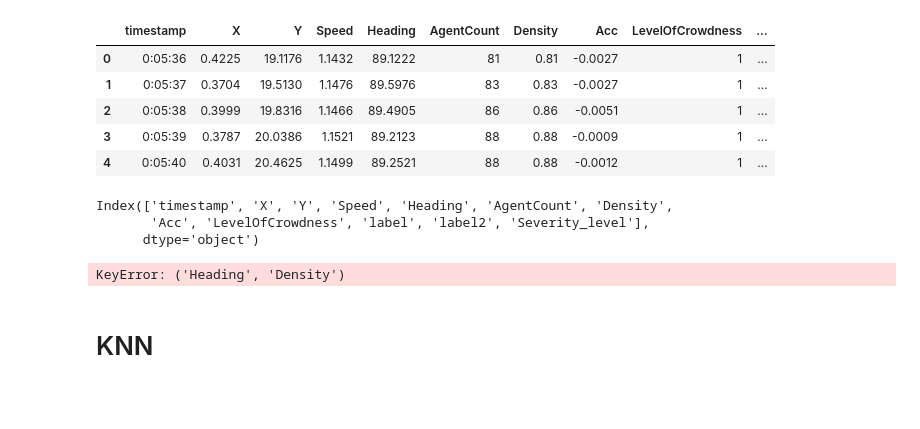
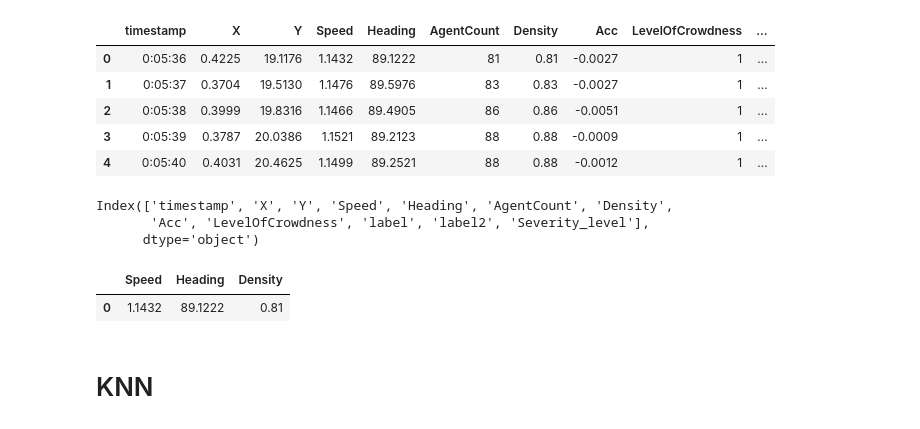
Before and after one commit to samamustufa/anomaly-detection-project, a Jupyter notebook: models/knn_model.ipynb, the cells around one changed output. Saved outputs shown, nothing was run; the diff lists cells and outputs as text; code cells hidden in the pictures; blank space fills up the shorter version.

```diff
--- a/models/knn_model.ipynb
+++ b/models/knn_model.ipynb
@@ -146,23 +151,19 @@ Index(['timestamp', 'X', 'Y', 'Speed', 'Heading', 'AgentCount', 'Density',
        'Acc', 'LevelOfCrowdness', 'label', 'label2', 'Severity_level'],
       dtype='object')
 # %%
-X = df.drop(columns=['timestamp', 'X', 'Y', 'Speed', 'AgentCount',
-                        'Acc', 'LevelOfCrowdness', 'label', 'label2', 'Severity_level'])
+X = df.drop(columns=['timestamp', 'X', 'Y', 'AgentCount',
+                     'Acc','LevelOfCrowdness', 'label', 'label2', 'Severity_level'])
 y = df['label']
 
 
 # Split the dataset into training and testing sets
-X_train, X_test, y_train, y_test = train_test_split(X, y, test_size=0.2, random_state=42, shuffle=True)
+X_train, X_test, y_train, y_test = train_test_split(X, y, train_size=0.7, random_state=42)
+X_train.shape, X_test.shape
 
-
-# # Set Training and Testing Data
-# from sklearn.model_selection import train_test_split
-# X_train, X_test, y_train, y_test = train_test_split(X , y,
-#                                                     shuffle = True,
-#                                                     test_size=0.3,
-#                                                     random_state=1)
+X.head(1)
 # %% [output]
-KeyError: ('Heading', 'Density')
+|  | Speed | Heading | Density |
+| 0 | 1.1432 | 89.1222 | 0.81 |
 # %%
 # scaler = StandardScaler()
 # X_train = scaler.fit_transform(X_train)
```
Also changed, not shown: parts of 9 cells of this notebook, 4 other files.
